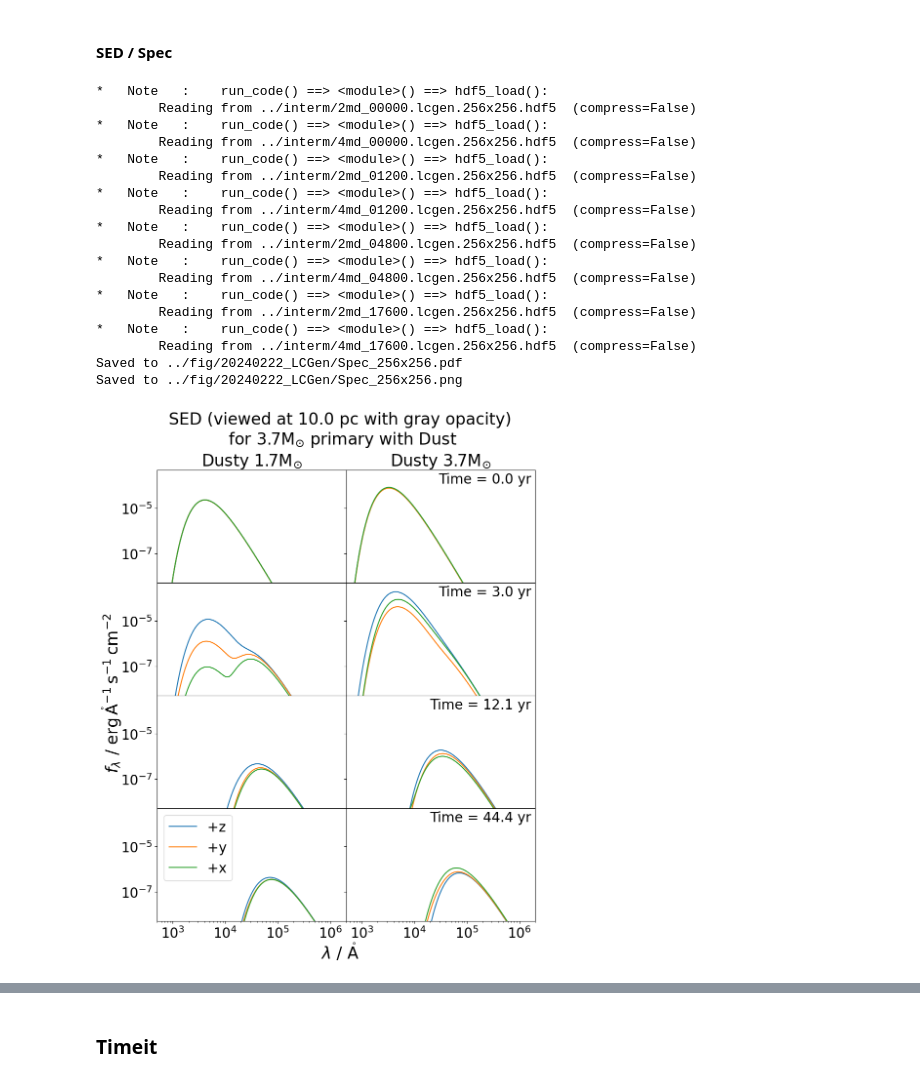
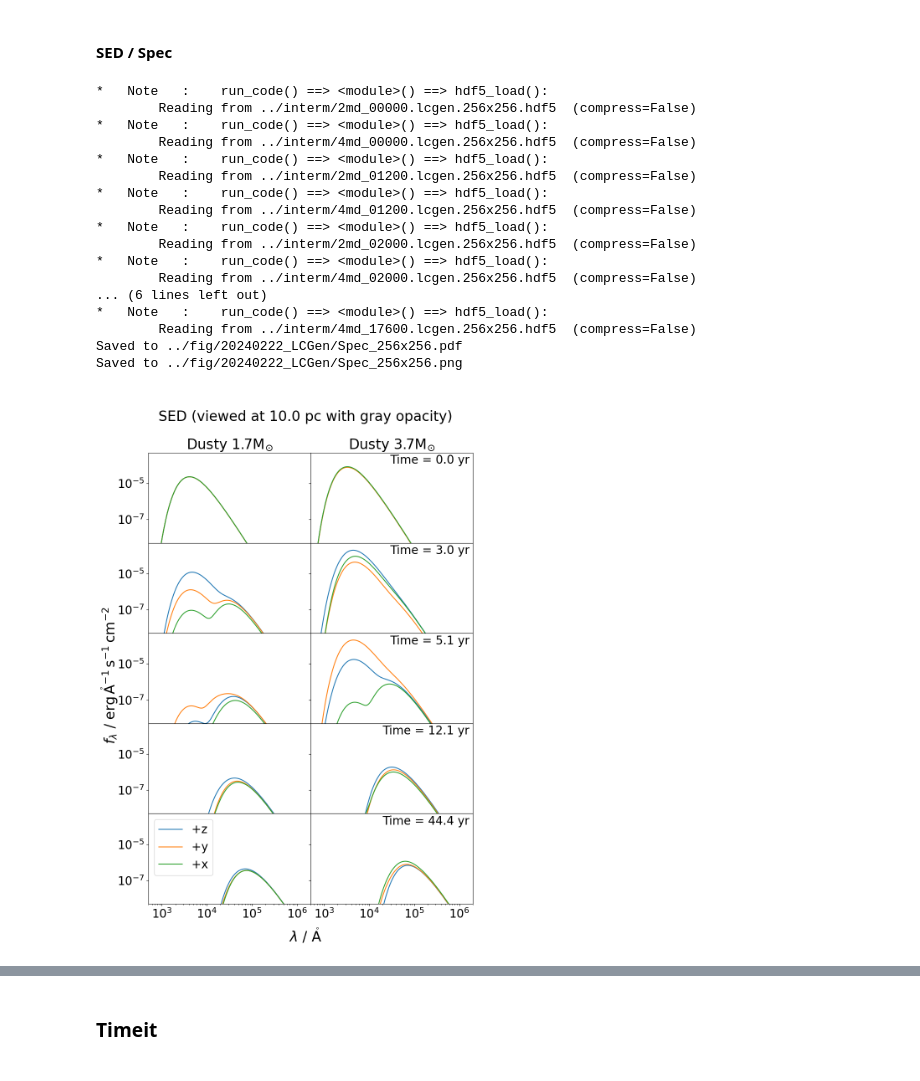
Before and after one commit to chunliangmu/RTinCEE-scripts-2024, a Jupyter notebook: script_LCGen_analysis.ipynb, the cells around one changed output, grey strips where cells are left out. Cells and saved outputs as stored; diff of their text form; code cells hidden in the pictures.

```diff
--- a/script_LCGen_analysis.ipynb
+++ b/script_LCGen_analysis.ipynb
@@ -440,0 +490,6 @@ Reading from '../interm/lcgen.256x256.2md.json'... Done.
+# %%
+job_nickname = '2md'
+file_index = 9600
+no_xy_txt = '256x256'
+data_full = mupl.hdf5_load(f"{interm_dir}{job_nickname}_{file_index:05d}.lcgen.{no_xy_txt}.hdf5")
+data_full
@@ -529,7 +680,8 @@ rays_res = 256
 no_xy = (rays_res, rays_res)
 no_xy_txt = 'x'.join([f'{i}' for i in no_xy])
 output_dir = f'../fig/20240222_LCGen/{no_xy_txt}/'
-unit_I = units.erg/units.cm**2/units.s/units.rad**2
+
+hollywood_mode: bool = True
 
 
 if __name__ == '__main__':
@@ -592,11 +744,10 @@ if __name__ == '__main__':
                     no_xy, rays_u, rads, data_label="the specific intensity $I$",
                     xyzs=xyzs, save_label=f"image",
                     job_profile=job_profile, file_index=file_index, cmap='hot', notes=data,
-                    norm=mpl.colors.LogNorm(1e4, 1e11, clip=False),
-                    #norm=mpl.colors.LogNorm(5e5, 1e9, clip=False),
+                    norm=mpl.colors.LogNorm(5e5, 1e9, clip=False) if hollywood_mode else mpl.colors.LogNorm(1e4, 1e11, clip=False),
                     cbar_num_fmt=lambda x, pos: f"{x:.2e}",
                     text_color='white',
-                    # xylim=xylim_u.to_value(rays_u.unit),
+                    xylim=xylim_u.to_value(rays_u.unit) if hollywood_mode else None,
                     output_dir=output_dir, out_exts=['png'], verbose=verbose_loop)
                 outfilenames_dict['rads' ][job_nickname][xyzs].append(outfilenames[-1])
                 figs.append(fig)
@@ -609,6 +760,7 @@ if __name__ == '__main__':
                     ticks=10,
                     norm=mpl.colors.Normalize(0., 100.),
                     text_color='white',
+                    xylim=xylim_u.to_value(rays_u.unit) if hollywood_mode else None,
                     output_dir=output_dir, out_exts=['png'], verbose=verbose_loop)
                 outfilenames_dict['contr'][job_nickname][xyzs].append(outfilenames[-1])
                 figs.append(fig)
@@ -779,6 +916,7 @@ Moviepy - video ready ../fig/20240222_LCGen/heat_2md__yzx_image_256x256__movie.m
 if __name__ == '__main__':
     no_xy_txt = "256x256"
     job_nickname = '2md'
+    file_index_final = JOB_PROFILES_DICT[job_nickname]['file_indexes'][-1]
     i_tr = 3560   # transitional frame index
     # n_tr = 30     # transitional frame no
     for xyz in ['xyz', 'xzy', 'yzx']:
@@ -797,7 +935,7 @@ if __name__ == '__main__':
                 f"{input_dir}heat_{job_nickname}_{i:05d}_{xyz}_{mode}_256x256.png" for i in range(i_tr,  5000,  20)
             ]
             fps2, outfilenames2 = 12, [
-                f"{input_dir}heat_{job_nickname}_{i:05d}_{xyz}_{mode}_256x256.png" for i in range(5000, 17600+1,  50)
+                f"{input_dir}heat_{job_nickname}_{i:05d}_{xyz}_{mode}_256x256.png" for i in range(5000, file_index_final+1,  50)
             ]
             moviefilename = f'{output_dir}heat_{job_nickname}__{xyz}_{mode}_{no_xy_txt}__movie.mp4'
             with ImageSequenceClip(outfilenames1, fps=fps1) as vid1, ImageSequenceClip(outfilenames2, fps=fps2) as vid2:
@@ -862,6 +1037,5 @@ FileNotFoundError: No such file: '/mnt/c/Users/MQ47586591/Macquarie University/P
 ### Selected few plots
 # %%
 # tbp = to be plotted
-file_indexes_tbp = [0, 1200, 4800, 17600]
-job_nicknames = ['2md', '4md']
-out_savename = get_out_savename(job_nicknames)
+output_dir= f'../fig/20240222_LCGen/'
+file_indexes_tbp = [0, 1200, 2000, 4800, 17600]
@@ -868,21 +1212,25 @@ out_savename = get_out_savename(job_nicknames)
 # %% [markdown]
 #### SED / Spec
 # %%
+# plot SED
+
 if __name__ == '__main__':
 
+    job_nicknames = ['2md', '4md']
+    out_savename = get_out_savename(job_nicknames)
 
     spec_dist = 10 * units.parsec
     unit_flux = (units.erg / units.s / units.cm**2) / units.angstrom
 
     plt.close('all')
     nrow, ncol = len(file_indexes_tbp), len(job_nicknames)
-    fig, axes = plt.subplots(nrow, ncol, figsize=(10, 12), sharex=True, sharey=True)
+    fig, axes = plt.subplots(nrow, ncol, figsize=(5*ncol, 3*nrow-1), sharex=True, sharey=True, squeeze=False)
     fig.subplots_adjust(hspace=0.0, wspace=0.0)
 
     for ifile, file_index in enumerate(file_indexes_tbp):
         for ijob, job_nickname in enumerate(job_nicknames):
             irow, icol = ifile, ijob
-            ax = axes[ifile, ijob]
+            ax = axes[irow, icol]
 
             job_profile = JOB_PROFILES_DICT[job_nickname]
             job_name    = job_profile['job_name']
@@ -893,7 +1241,6 @@ if __name__ == '__main__':
 
             for xyzs in xyzs_list:
                 data = data_full[xyzs]
-                # fixing rads unit
                 L_wavs = data['L_wavs']
                 wavlens = data['wavlens']
                 y = (L_wavs/(4*pi*spec_dist**2)).to(unit_flux)
@@ -902,10 +1249,6 @@ if __name__ == '__main__':
 
             if irow == 0:
                 ax.set_title(job_profile['name'])
-            # if irow == nrow-1:
-            #     ax.set_xlabel(f"$\\lambda$ / {x.unit.to_string('latex_inline')}")
-            # if icol == 0 and irow == nrow//2:
-            #     ax.set_ylabel(f"$f_{{\\lambda}}$ / {y.unit.to_string('latex_inline')}")
             ax.set_xlim(5e2, 2e6)
             ax.set_ylim(5e-9, 5e-4)
             if icol == ncol-1:
@@ -916,38 +1259,41 @@ if __name__ == '__main__':
                     ha = 'right', va = 'top',
                     transform=ax.transAxes,
                 )
-            elif icol == 0 and irow == nrow-1:
+            if icol == 0 and irow == nrow-1:
                 ax.legend()
 
 
     outfilename_noext = f"{output_dir}Spec_{no_xy_txt}"
 
     fig.supxlabel(f"$\\lambda$ / {x.unit.to_string('latex_inline')}", y=0.04)
     fig.supylabel(f"$f_{{\\lambda}}$ / {y.unit.to_string('latex_inline')}", x=0.01)
 
     fig.savefig(f"{outfilename_noext}.pdf")
     print(f"Saved to {outfilename_noext}.pdf")
 
-    fig.suptitle(f"SED (viewed at {spec_dist:.1f} with gray opacity)")
+    title_txt = f"\nSED (viewed at {spec_dist:.1f} with gray opacity)"
+    if len(job_nicknames) > 1:
+        fig.suptitle(title_txt)
+    else:
+        axes[0, 0].set_title(title_txt)
     fig.savefig(f"{outfilename_noext}.png")
     print(f"Saved to {outfilename_noext}.png")
 # %% [output]
 *   Note   :    run_code() ==> <module>() ==> hdf5_load():
         Reading from ../interm/2md_00000.lcgen.256x256.hdf5  (compress=False)
 *   Note   :    run_code() ==> <module>() ==> hdf5_load():
         Reading from ../interm/4md_00000.lcgen.256x256.hdf5  (compress=False)
 *   Note   :    run_code() ==> <module>() ==> hdf5_load():
         Reading from ../interm/2md_01200.lcgen.256x256.hdf5  (compress=False)
 *   Note   :    run_code() ==> <module>() ==> hdf5_load():
         Reading from ../interm/4md_01200.lcgen.256x256.hdf5  (compress=False)
 *   Note   :    run_code() ==> <module>() ==> hdf5_load():
-        Reading from ../interm/2md_04800.lcgen.256x256.hdf5  (compress=False)
+        Reading from ../interm/2md_02000.lcgen.256x256.hdf5  (compress=False)
 *   Note   :    run_code() ==> <module>() ==> hdf5_load():
-        Reading from ../interm/4md_04800.lcgen.256x256.hdf5  (compress=False)
-*   Note   :    run_code() ==> <module>() ==> hdf5_load():
-        Reading from ../interm/2md_17600.lcgen.256x256.hdf5  (compress=False)
+        Reading from ../interm/4md_02000.lcgen.256x256.hdf5  (compress=False)
+... (6 lines left out)
 *   Note   :    run_code() ==> <module>() ==> hdf5_load():
         Reading from ../interm/4md_17600.lcgen.256x256.hdf5  (compress=False)
 Saved to ../fig/20240222_LCGen/Spec_256x256.pdf
 Saved to ../fig/20240222_LCGen/Spec_256x256.png
-[figure, old version]
+[figure, new version]
```
Also changed, not shown: parts of 42 cells of this notebook, 7 other files.
